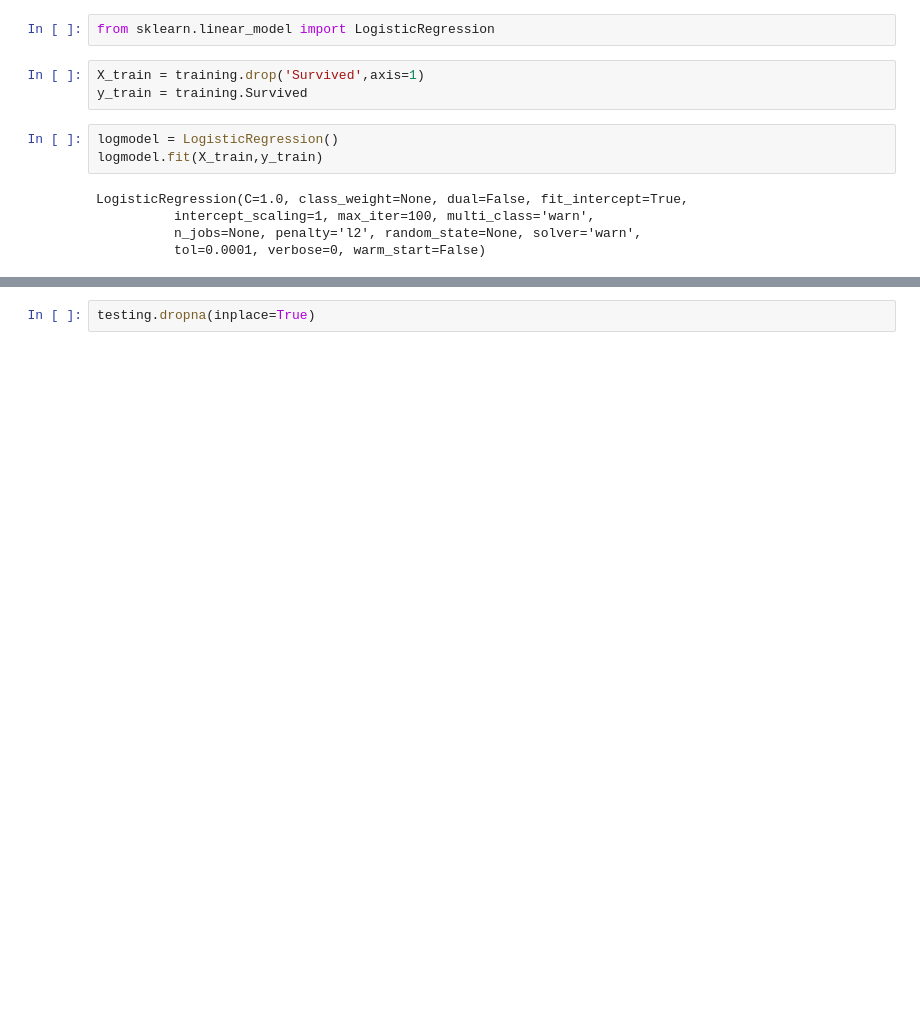
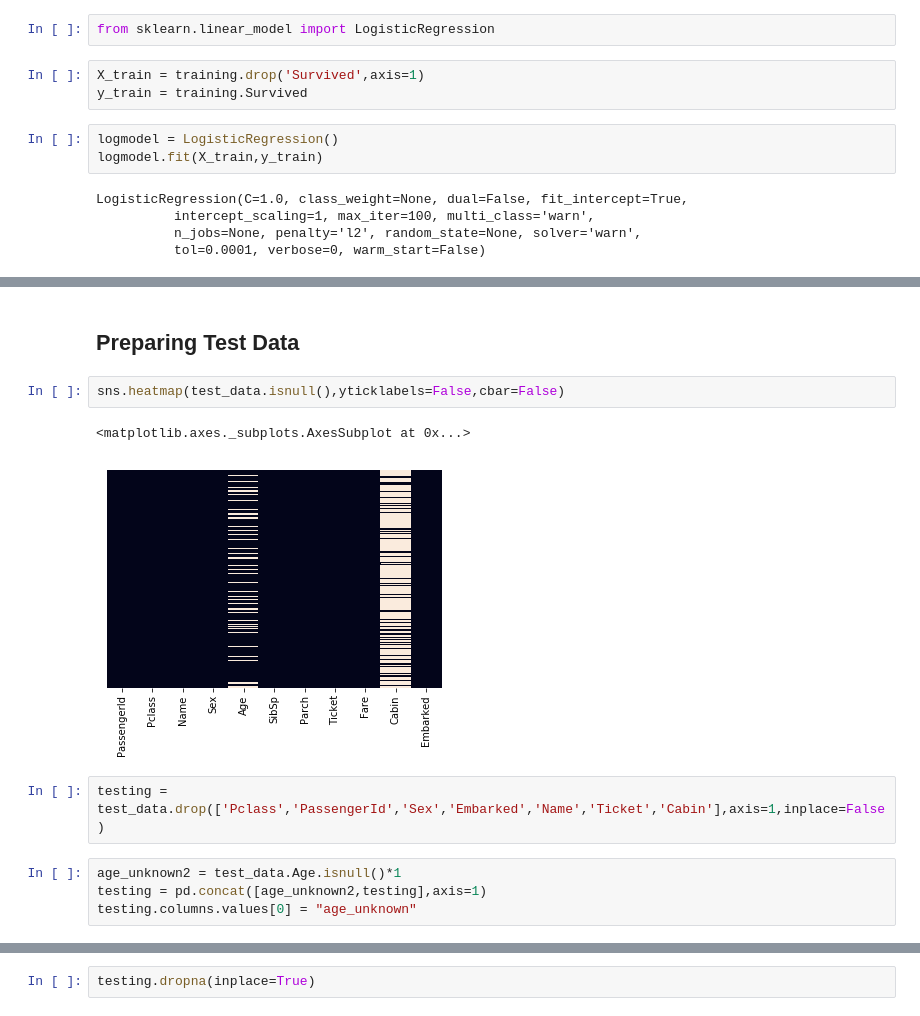
Before and after one commit to agease/TFdrills, a Jupyter notebook: Logistic.ipynb, the cells around one changed output, grey strips where cells are left out. Saved outputs shown, nothing was run; the diff lists cells and outputs as text; blank space fills up the shorter version.

```diff
--- a/Logistic.ipynb
+++ b/Logistic.ipynb
@@ -285 +171,14 @@ LogisticRegression(C=1.0, class_weight=None, dual=False, fit_intercept=True,
+# %% [markdown]
+## Preparing Test Data
+# %%
+sns.heatmap(test_data.isnull(),yticklabels=False,cbar=False)
+# %% [output]
+<matplotlib.axes._subplots.AxesSubplot at 0x...>
+[figure, added]
+# %%
+testing = test_data.drop(['Pclass','PassengerId','Sex','Embarked','Name','Ticket','Cabin'],axis=1,inplace=False)
+# %%
+age_unknown2 = test_data.Age.isnull()*1
+testing = pd.concat([age_unknown2,testing],axis=1)
+testing.columns.values[0] = "age_unknown"
 # %%
```
Also changed, not shown: parts of 94 cells of this notebook.
